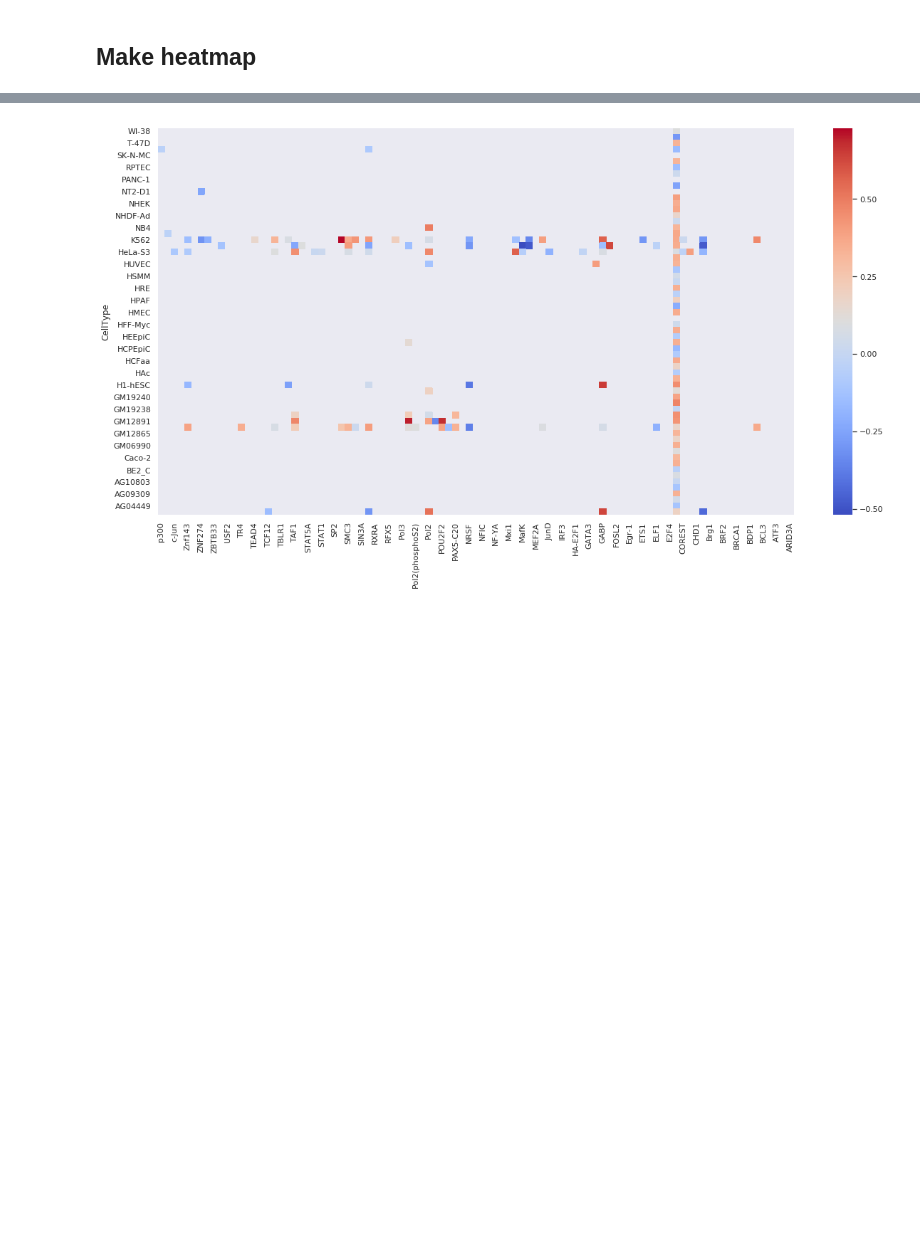
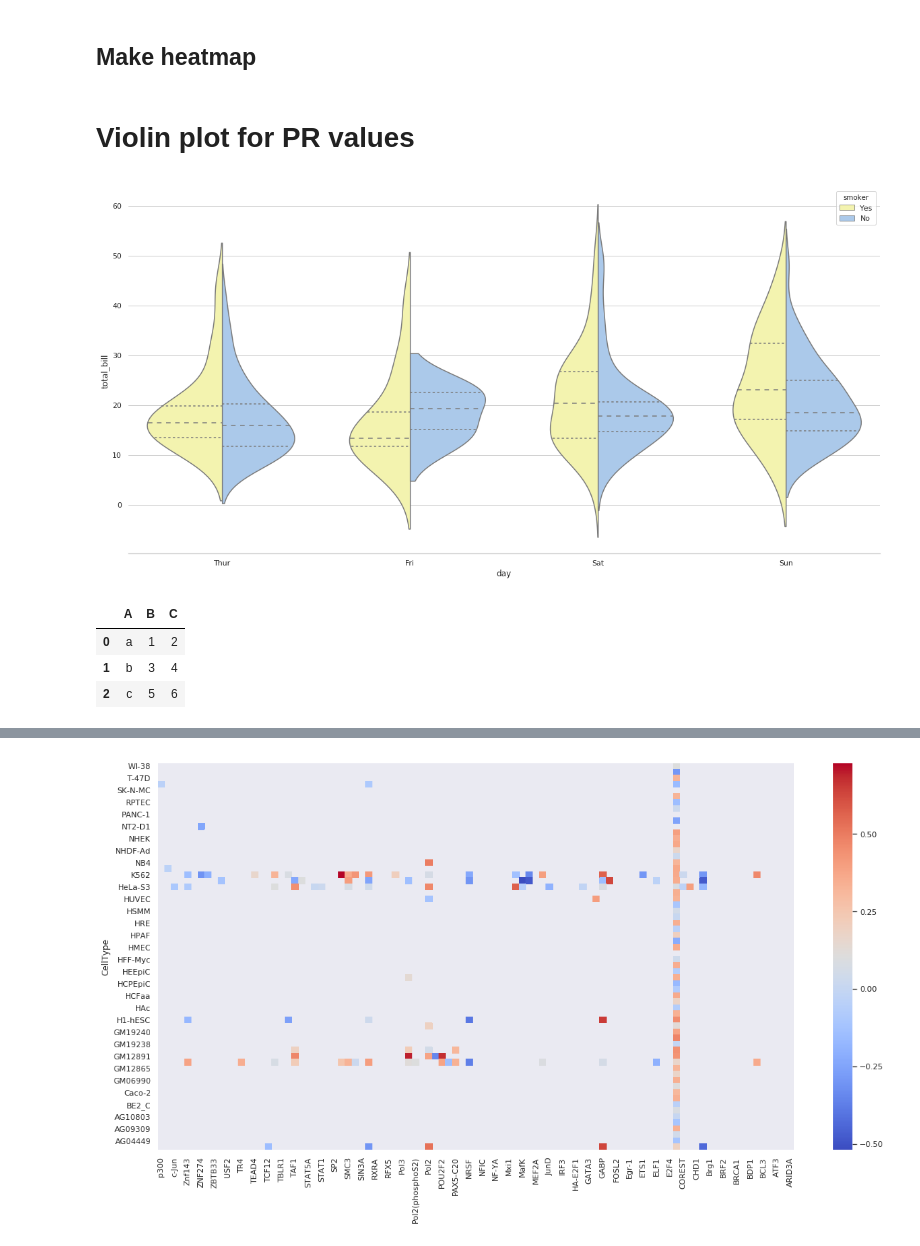
Before and after one commit to YosefLab/epitome, a Jupyter notebook: dnase/Metrics/Compare_Methods.ipynb, the cells around one changed output, grey strips where cells are left out. Drawn from its saved outputs; the diff is of its cells as text; code cells hidden in the pictures; blank space fills up the shorter version.

```diff
--- a/dnase/Metrics/Compare_Methods.ipynb
+++ b/dnase/Metrics/Compare_Methods.ipynb
@@ -117,3 +117,32 @@ c2.remove('PR_Average')
 
 
 c_pr = intersection(c1,c2)
+# %% [markdown]
+# Violin plot for PR values
+# %%
+
+sns.set(style="whitegrid", palette="pastel", color_codes=True)
+
+# Load the example tips dataset
+tips = sns.load_dataset("tips")
+tips
+
+# Draw a nested violinplot and split the violins for easier comparison
+sns.violinplot(x="day", y="total_bill", hue="smoker",
+               split=True, inner="quart",
+               palette={"Yes": "y", "No": "b"},
+               data=tips)
+sns.despine(left=True)
+# %% [output]
+[figure, added]
+# %%
+df = pd.DataFrame({'A': {0: 'a', 1: 'b', 2: 'c'},
+                    'B': {0: 1, 1: 3, 2: 5},
+                    'C': {0: 2, 1: 4, 2: 6}})
+
+df
+# %% [output]
+|  | A | B | C |
+| 0 | a | 1 | 2 |
+| 1 | b | 3 | 4 |
+| 2 | c | 5 | 6 |
```
Also changed, not shown: parts of 5 cells of this notebook, 9 other files.
